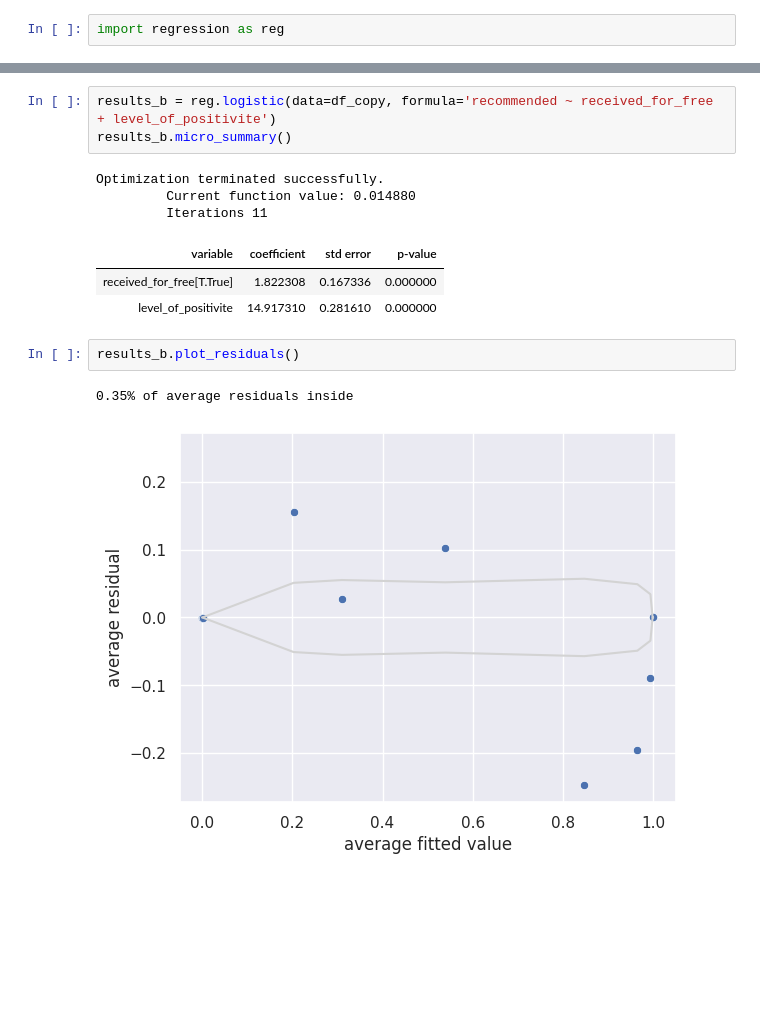
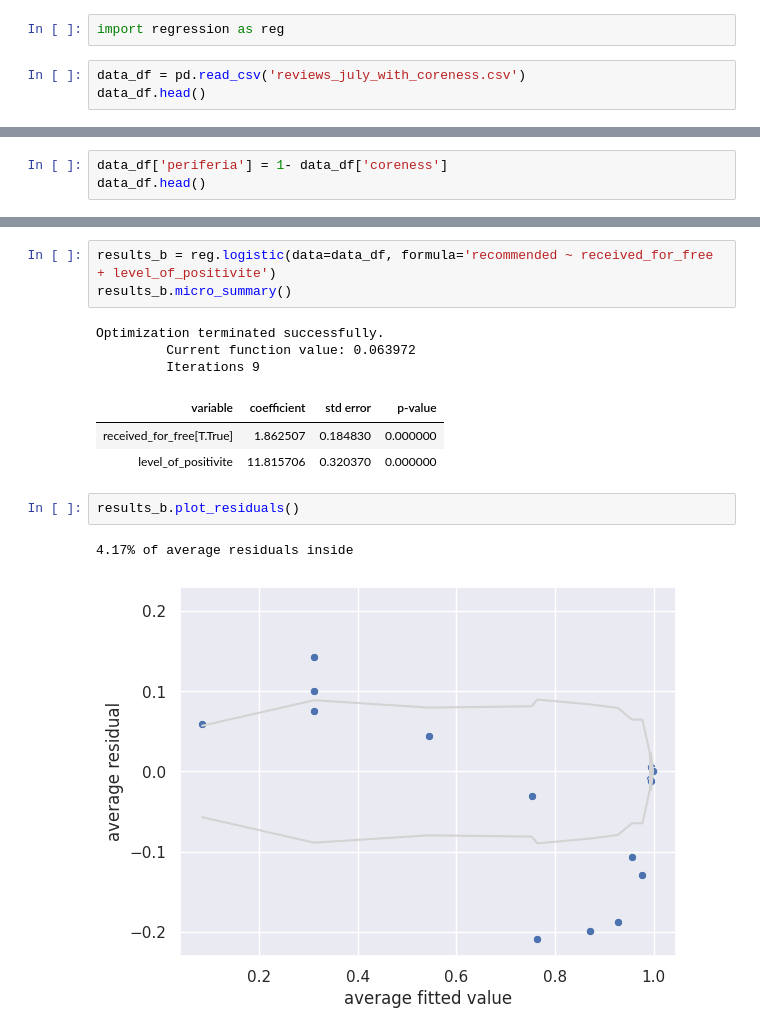
Before and after one commit to DaviReisVieira/projeto-1-redesoc, a Jupyter notebook: 2. Criação de Modelos.ipynb, the cells around one changed output, grey strips where cells are left out. Cells and saved outputs as stored; diff of their text form; blank space fills up the shorter version.

```diff
--- a/2. Criação de Modelos.ipynb
+++ b/2. Criação de Modelos.ipynb
@@ -118,3 +186,6 @@ df_copy = df.copy()
 ## Realizando as regressões e salvando os resultados
 # %%
 import regression as reg
+# %%
+data_df = pd.read_csv('reviews_july_with_coreness.csv')
+data_df.head()
@@ -120,0 +200,3 @@ import regression as reg
+# %%
+data_df['periferia'] = 1- data_df['coreness']
+data_df.head()
@@ -156,15 +246,15 @@ results_a.plot_residuals()
 # %%
-results_b = reg.logistic(data=df_copy, formula='recommended ~ received_for_free + level_of_positivite')
+results_b = reg.logistic(data=data_df, formula='recommended ~ received_for_free + level_of_positivite')
 results_b.micro_summary()
 # %% [output]
 Optimization terminated successfully.
-         Current function value: 0.014880
-         Iterations 11
+         Current function value: 0.063972
+         Iterations 9
 | variable | coefficient | std error | p-value |
-| received_for_free[T.True] | 1.822308 | 0.167336 | 0.000000 |
-| level_of_positivite | 14.917310 | 0.281610 | 0.000000 |
+| received_for_free[T.True] | 1.862507 | 0.184830 | 0.000000 |
+| level_of_positivite | 11.815706 | 0.320370 | 0.000000 |
 # %%
 results_b.plot_residuals()
 # %% [output]
-0.35% of average residuals inside
+4.17% of average residuals inside
-[figure, old version]
+[figure, new version]
```
Also changed, not shown: parts of 23 cells of this notebook, 7 other files.
